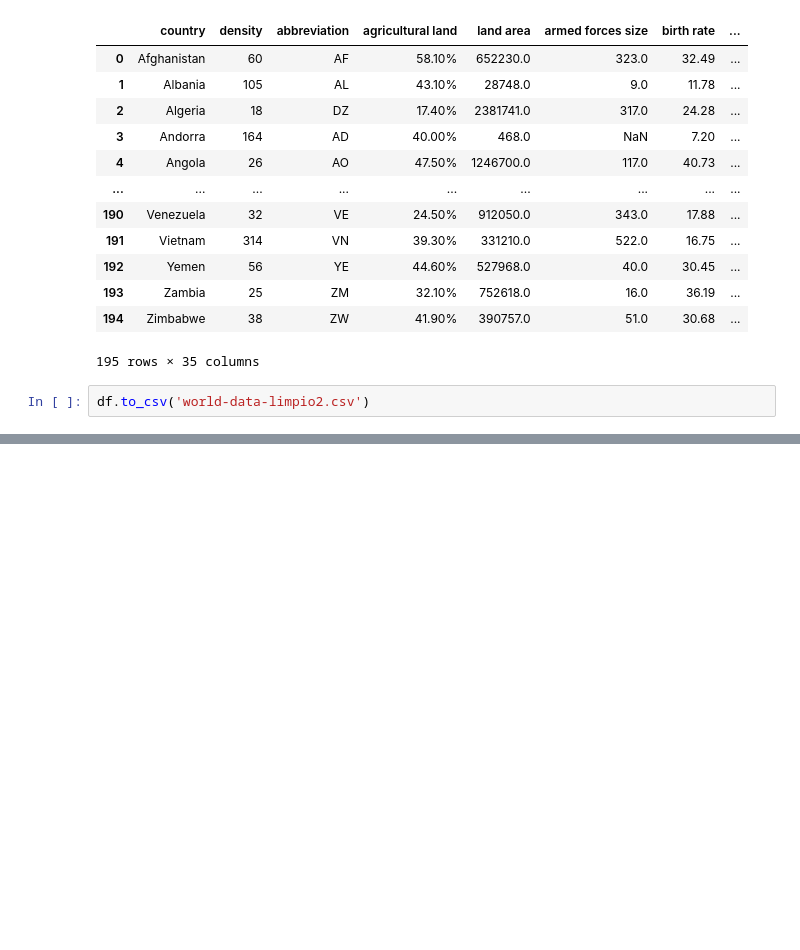
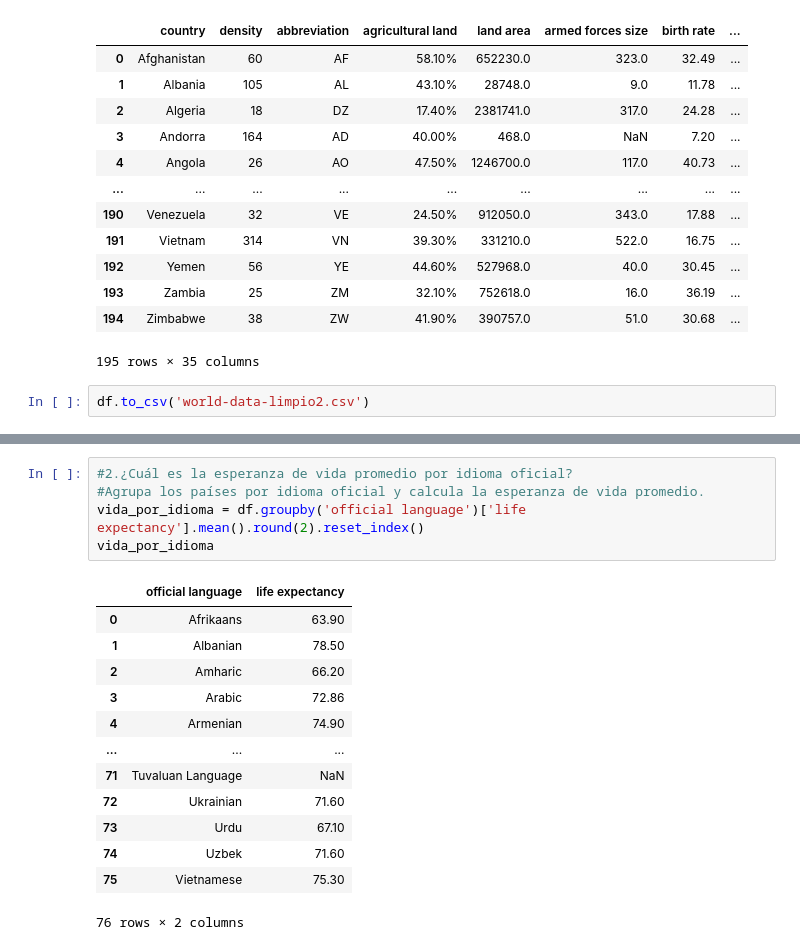
Before and after one commit to LauraGenesis/-promoG-modulo3-sprint1-pairprogramming-ISABEL_CORREA-LAURA_GENESIS, a Jupyter notebook: 2groupby.ipynb, the cells around one changed output, grey strips where cells are left out. Drawn from its saved outputs; the diff is of its cells as text; blank space fills up the shorter version.

```diff
--- a/2groupby.ipynb
+++ b/2groupby.ipynb
@@ -120,0 +150,19 @@ df.to_csv('world-data-limpio2.csv')
+# %%
+#2.¿Cuál es la esperanza de vida promedio por idioma oficial?
+#Agrupa los países por idioma oficial y calcula la esperanza de vida promedio.
+vida_por_idioma = df.groupby('official language')['life expectancy'].mean().round(2).reset_index()
+vida_por_idioma
+# %% [output]
+|  | official language | life expectancy |
+| 0 | Afrikaans | 63.90 |
+| 1 | Albanian | 78.50 |
+| 2 | Amharic | 66.20 |
+| 3 | Arabic | 72.86 |
+| 4 | Armenian | 74.90 |
+| ... | ... | ... |
+| 71 | Tuvaluan Language | NaN |
+| 72 | Ukrainian | 71.60 |
+| 73 | Urdu | 67.10 |
+| 74 | Uzbek | 71.60 |
+| 75 | Vietnamese | 75.30 |
+76 rows × 2 columns
```
Also changed, not shown: parts of 22 cells of this notebook.
